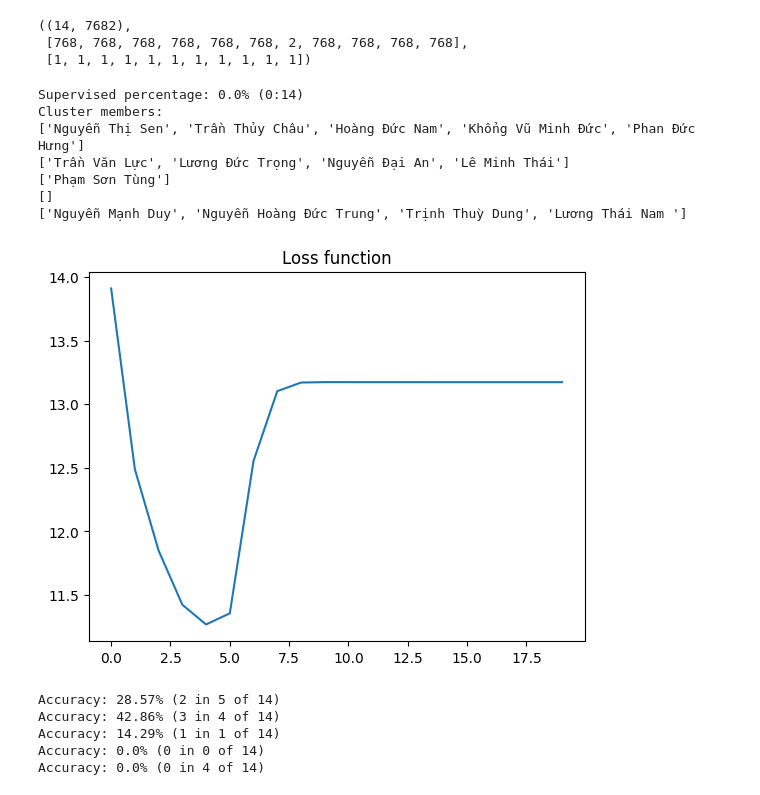
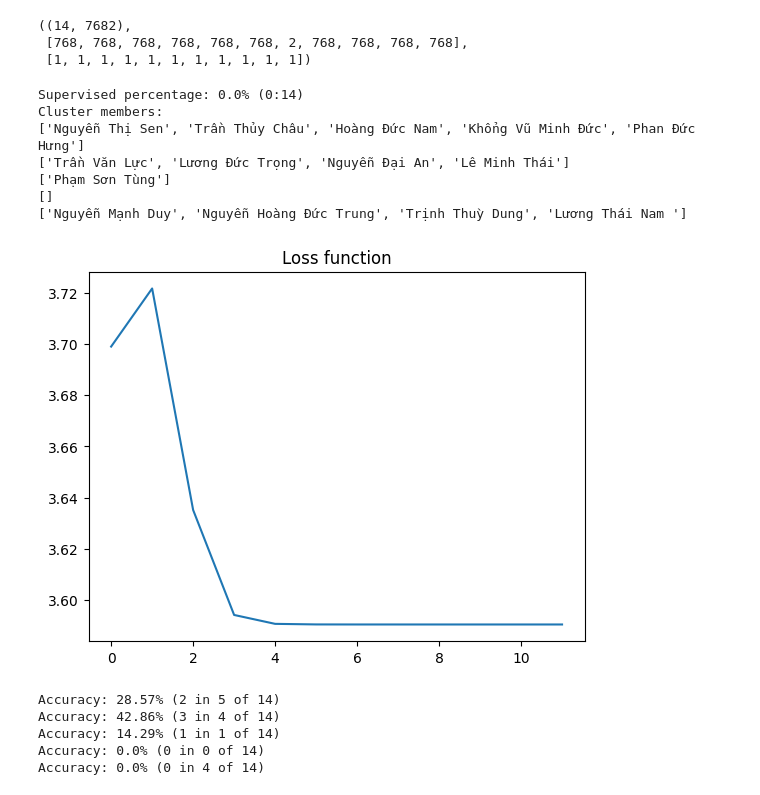
Before and after one commit to hoangtc125/algo-clustering-service, a Jupyter notebook: notebook/text_loading.ipynb, the cells around one changed output. Cells and saved outputs as stored; diff of their text form; code cells hidden in the pictures.

```diff
--- a/notebook/text_loading.ipynb
+++ b/notebook/text_loading.ipynb
@@ -199,30 +208,30 @@ dataset.shape, data_field_len, data_field_weight
 # %%
 supervised_set = [
     [
 
     ],
 ]
 ssmc_fcm = SSMC_FCM(
     dataset=dataset,
     fields_len=data_field_len,
     fields_weight=data_field_weight,
     n_clusters=5,
     identity=identity,
     supervised_set=supervised_set,
-    norm_mode=NormMode.MINMAX,
+    norm_mode=NormMode.L2.value,
 )
 ssmc_fcm.clustering()
 ssmc_fcm.show_cluster_members()
 ssmc_fcm.show_loss_function()
 # %% [output]
 Supervised percentage: 0.0% (0:14)
 Cluster members:
 ['Nguyễn Thị Sen', 'Trần Thủy Châu', 'Hoàng Đức Nam', 'Khổng Vũ Minh Đức', 'Phan Đức Hưng']
 ['Trần Văn Lực', 'Lương Đức Trọng', 'Nguyễn Đại An', 'Lê Minh Thái']
 ['Phạm Sơn Tùng']
 []
 ['Nguyễn Mạnh Duy', 'Nguyễn Hoàng Đức Trung', 'Trịnh Thuỳ Dung', 'Lương Thái Nam ']
-[figure, old version]
+[figure, new version]
 # %%
 identity_mapping = {iden: idx for idx, iden in enumerate(identity)}
 for cluster in ssmc_fcm.pred_labels:
```
Also changed, not shown: parts of 3 cells of this notebook, 12 other files.
